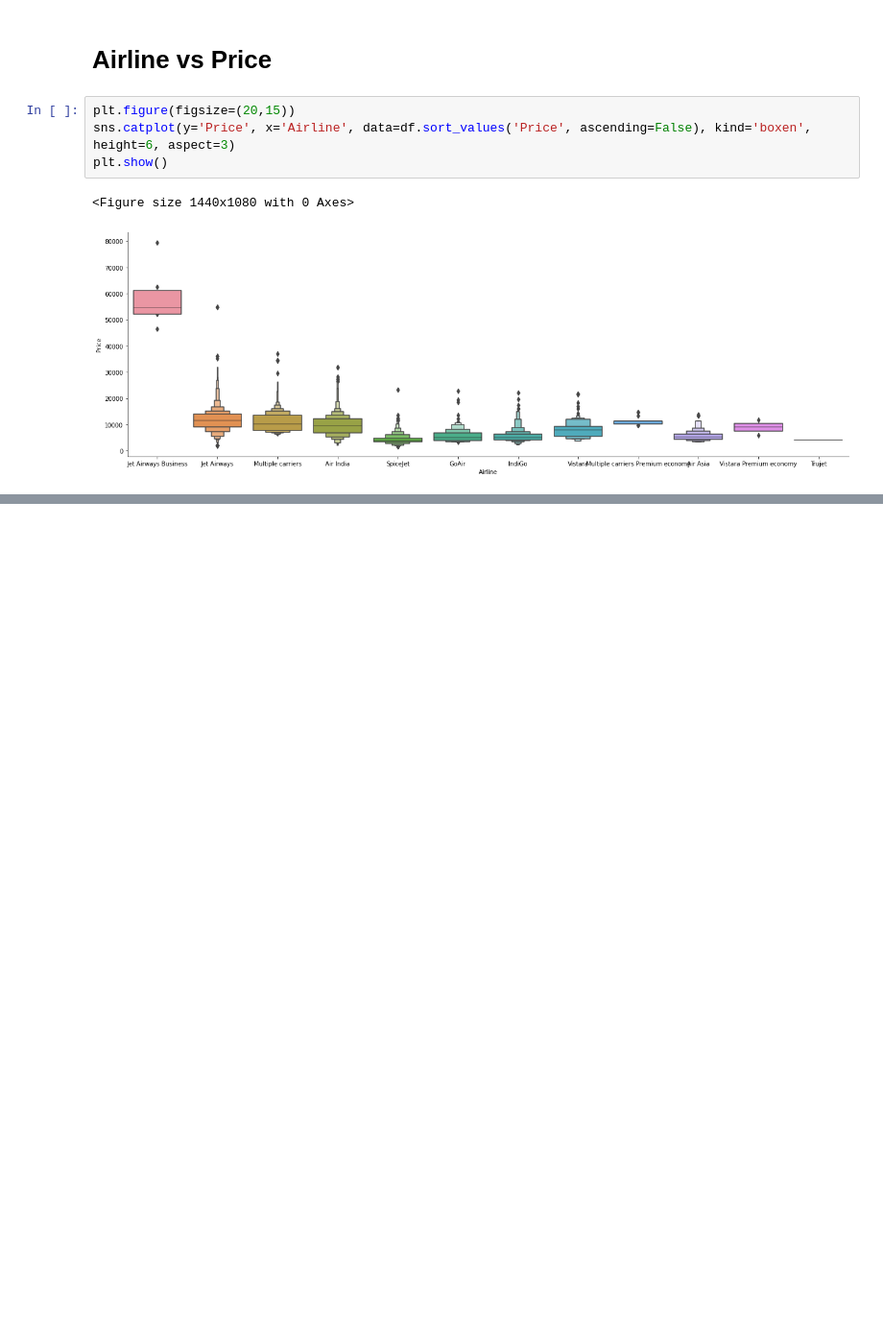
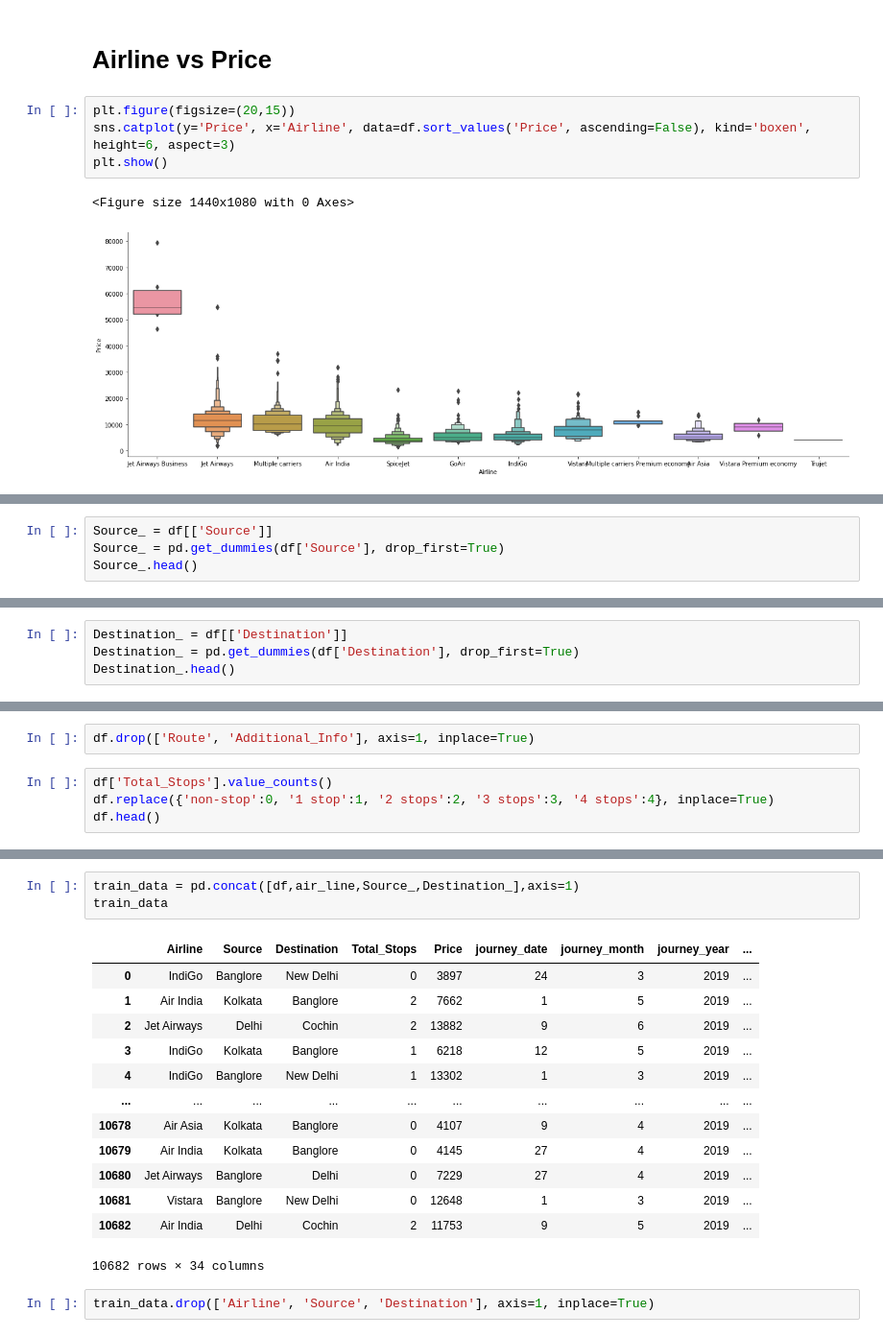
Before and after one commit to chandansinghthakur/flight_price_prediction, a Jupyter notebook: Flight_price_prediction_EDA.ipynb, the cells around one changed output, grey strips where cells are left out. Shown at 96% size. Drawn from its saved outputs; the diff is of its cells as text; blank space fills up the shorter version.

```diff
--- a/Flight_price_prediction_EDA.ipynb
+++ b/Flight_price_prediction_EDA.ipynb
@@ -432,0 +451,4 @@ plt.show()
+# %%
+Source_ = df[['Source']]
+Source_ = pd.get_dummies(df['Source'], drop_first=True)
+Source_.head()
@@ -432,0 +462,4 @@ plt.show()
+# %%
+Destination_ = df[['Destination']]
+Destination_ = pd.get_dummies(df['Destination'], drop_first=True)
+Destination_.head()
@@ -432,0 +473,6 @@ plt.show()
+# %%
+df.drop(['Route', 'Additional_Info'], axis=1, inplace=True)
+# %%
+df['Total_Stops'].value_counts()
+df.replace({'non-stop':0, '1 stop':1, '2 stops':2, '3 stops':3, '4 stops':4}, inplace=True)
+df.head()
@@ -432,0 +486,19 @@ plt.show()
+# %%
+train_data = pd.concat([df,air_line,Source_,Destination_],axis=1)
+train_data
+# %% [output]
+|  | Airline | Source | Destination | Total_Stops | Price | journey_date | journey_month | journey_year | ... |
+| 0 | IndiGo | Banglore | New Delhi | 0 | 3897 | 24 | 3 | 2019 | ... |
+| 1 | Air India | Kolkata | Banglore | 2 | 7662 | 1 | 5 | 2019 | ... |
+| 2 | Jet Airways | Delhi | Cochin | 2 | 13882 | 9 | 6 | 2019 | ... |
+| 3 | IndiGo | Kolkata | Banglore | 1 | 6218 | 12 | 5 | 2019 | ... |
+| 4 | IndiGo | Banglore | New Delhi | 1 | 13302 | 1 | 3 | 2019 | ... |
+| ... | ... | ... | ... | ... | ... | ... | ... | ... | ... |
+| 10678 | Air Asia | Kolkata | Banglore | 0 | 4107 | 9 | 4 | 2019 | ... |
+| 10679 | Air India | Kolkata | Banglore | 0 | 4145 | 27 | 4 | 2019 | ... |
+| 10680 | Jet Airways | Banglore | Delhi | 0 | 7229 | 27 | 4 | 2019 | ... |
+| 10681 | Vistara | Banglore | New Delhi | 0 | 12648 | 1 | 3 | 2019 | ... |
+| 10682 | Air India | Delhi | Cochin | 2 | 11753 | 9 | 5 | 2019 | ... |
+10682 rows × 34 columns
+# %%
+train_data.drop(['Airline', 'Source', 'Destination'], axis=1, inplace=True)
```
Also changed, not shown: parts of 11 cells of this notebook.
